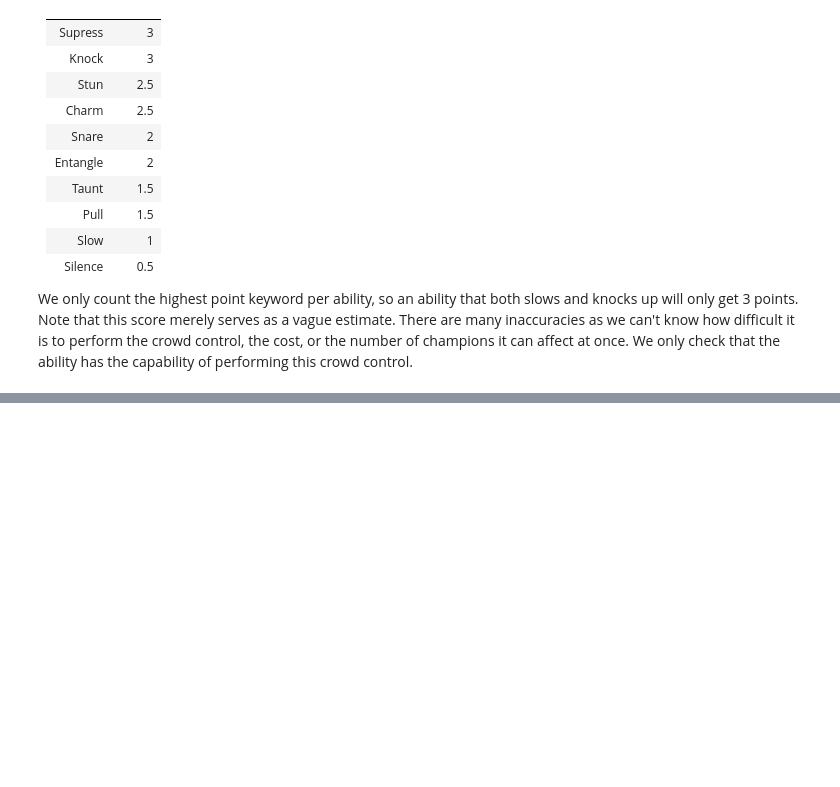
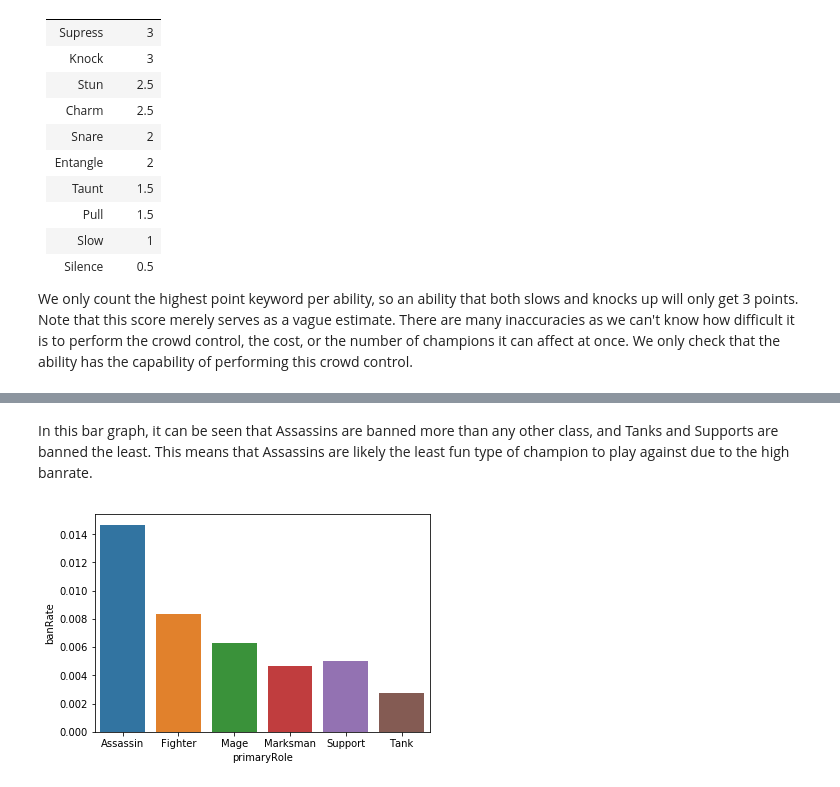
Before and after one commit to mgoulding97/loldata, a Jupyter notebook: FinalTutorial.ipynb, the cells around one changed output, grey strips where cells are left out. Saved outputs shown, nothing was run; the diff lists cells and outputs as text; code cells hidden in the pictures; blank space fills up the shorter version.

```diff
--- a/FinalTutorial.ipynb
+++ b/FinalTutorial.ipynb
@@ -151,12 +175,6 @@ sns.regplot(x='CC Score', y='winRate', data=ChampionsData, color ='blue')
 # %%
-
-for stat in ChampionsData.iloc[0]['stats']:
-    ChampionsData[stat] = 0
-
+ChampionsData['primaryRole'] = ''
 for k,row in ChampionsData.iterrows():
-    for stat in row['stats']:
-        row[stat] = row['stats'][stat]
+    row['primaryRole'] = row['tags'][0]
     ChampionsData.loc[k] = row
-
-ChampionsData = ChampionsData.drop(columns=['stats'])
-ChampionsData.head()
+ChampionsData = ChampionsData.drop(columns=['tags'])
@@ -197,0 +181,8 @@ MMstats
+# %% [markdown]
+In this bar graph, it can be seen that Assassins are banned more than any other class, and Tanks and Supports are banned the least. This means that Assassins are likely the least fun type of champion to play against due to the high banrate.
+# %%
+RolesData = ChampionsData.groupby(['primaryRole'])['banRate'].mean()
+
+ax = sns.barplot(x='primaryRole', y="banRate", data=RolesData.to_frame().reset_index())
+# %% [output]
+[figure, added]
```
Also changed, not shown: parts of 33 cells of this notebook.
